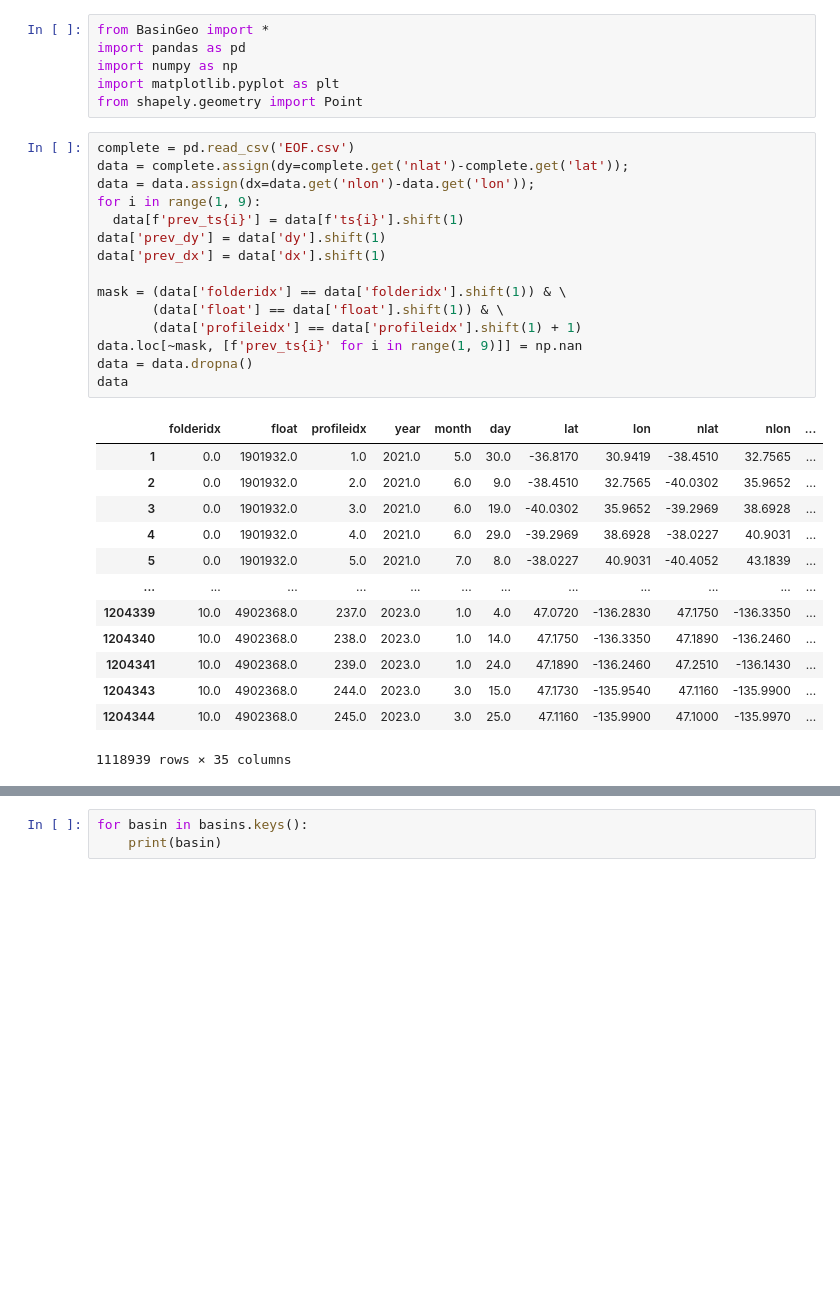
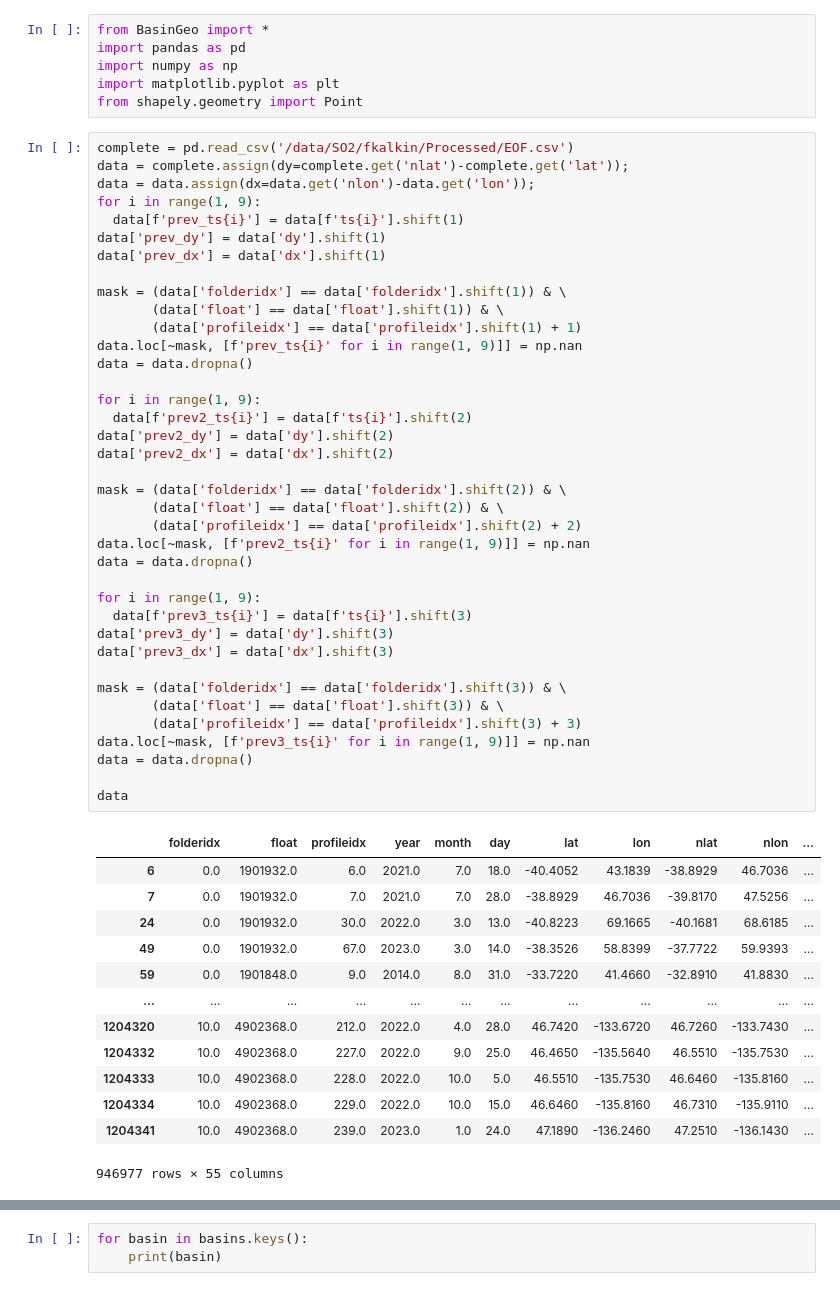
Before and after one commit to kalkulator413/argo_nn, a Jupyter notebook: BasinAnalysis.ipynb, the cells around one changed output, grey strips where cells are left out. Drawn from its saved outputs; the diff is of its cells as text; blank space fills up the shorter version.

```diff
--- a/BasinAnalysis.ipynb
+++ b/BasinAnalysis.ipynb
@@ -5,34 +5,57 @@ import numpy as np
 import matplotlib.pyplot as plt
 from shapely.geometry import Point
 # %%
-complete = pd.read_csv('EOF.csv')
+complete = pd.read_csv('/data/SO2/fkalkin/Processed/EOF.csv')
 data = complete.assign(dy=complete.get('nlat')-complete.get('lat'));
 data = data.assign(dx=data.get('nlon')-data.get('lon'));
 for i in range(1, 9):
   data[f'prev_ts{i}'] = data[f'ts{i}'].shift(1)
 data['prev_dy'] = data['dy'].shift(1)
 data['prev_dx'] = data['dx'].shift(1)
 
 mask = (data['folderidx'] == data['folderidx'].shift(1)) & \
        (data['float'] == data['float'].shift(1)) & \
        (data['profileidx'] == data['profileidx'].shift(1) + 1)
 data.loc[~mask, [f'prev_ts{i}' for i in range(1, 9)]] = np.nan
 data = data.dropna()
+
+for i in range(1, 9):
+  data[f'prev2_ts{i}'] = data[f'ts{i}'].shift(2)
+data['prev2_dy'] = data['dy'].shift(2)
+data['prev2_dx'] = data['dx'].shift(2)
+
+mask = (data['folderidx'] == data['folderidx'].shift(2)) & \
+       (data['float'] == data['float'].shift(2)) & \
+       (data['profileidx'] == data['profileidx'].shift(2) + 2)
+data.loc[~mask, [f'prev2_ts{i}' for i in range(1, 9)]] = np.nan
+data = data.dropna()
+
+for i in range(1, 9):
+  data[f'prev3_ts{i}'] = data[f'ts{i}'].shift(3)
+data['prev3_dy'] = data['dy'].shift(3)
+data['prev3_dx'] = data['dx'].shift(3)
+
+mask = (data['folderidx'] == data['folderidx'].shift(3)) & \
+       (data['float'] == data['float'].shift(3)) & \
+       (data['profileidx'] == data['profileidx'].shift(3) + 3)
+data.loc[~mask, [f'prev3_ts{i}' for i in range(1, 9)]] = np.nan
+data = data.dropna()
+
 data
 # %% [output]
 |  | folderidx | float | profileidx | year | month | day | lat | lon | nlat | nlon | ... |
-| 1 | 0.0 | 1901932.0 | 1.0 | 2021.0 | 5.0 | 30.0 | -36.8170 | 30.9419 | -38.4510 | 32.7565 | ... |
-| 2 | 0.0 | 1901932.0 | 2.0 | 2021.0 | 6.0 | 9.0 | -38.4510 | 32.7565 | -40.0302 | 35.9652 | ... |
-| 3 | 0.0 | 1901932.0 | 3.0 | 2021.0 | 6.0 | 19.0 | -40.0302 | 35.9652 | -39.2969 | 38.6928 | ... |
-| 4 | 0.0 | 1901932.0 | 4.0 | 2021.0 | 6.0 | 29.0 | -39.2969 | 38.6928 | -38.0227 | 40.9031 | ... |
-| 5 | 0.0 | 1901932.0 | 5.0 | 2021.0 | 7.0 | 8.0 | -38.0227 | 40.9031 | -40.4052 | 43.1839 | ... |
+| 6 | 0.0 | 1901932.0 | 6.0 | 2021.0 | 7.0 | 18.0 | -40.4052 | 43.1839 | -38.8929 | 46.7036 | ... |
+| 7 | 0.0 | 1901932.0 | 7.0 | 2021.0 | 7.0 | 28.0 | -38.8929 | 46.7036 | -39.8170 | 47.5256 | ... |
+| 24 | 0.0 | 1901932.0 | 30.0 | 2022.0 | 3.0 | 13.0 | -40.8223 | 69.1665 | -40.1681 | 68.6185 | ... |
+| 49 | 0.0 | 1901932.0 | 67.0 | 2023.0 | 3.0 | 14.0 | -38.3526 | 58.8399 | -37.7722 | 59.9393 | ... |
+| 59 | 0.0 | 1901848.0 | 9.0 | 2014.0 | 8.0 | 31.0 | -33.7220 | 41.4660 | -32.8910 | 41.8830 | ... |
 | ... | ... | ... | ... | ... | ... | ... | ... | ... | ... | ... | ... |
-| 1204339 | 10.0 | 4902368.0 | 237.0 | 2023.0 | 1.0 | 4.0 | 47.0720 | -136.2830 | 47.1750 | -136.3350 | ... |
-| 1204340 | 10.0 | 4902368.0 | 238.0 | 2023.0 | 1.0 | 14.0 | 47.1750 | -136.3350 | 47.1890 | -136.2460 | ... |
+| 1204320 | 10.0 | 4902368.0 | 212.0 | 2022.0 | 4.0 | 28.0 | 46.7420 | -133.6720 | 46.7260 | -133.7430 | ... |
+| 1204332 | 10.0 | 4902368.0 | 227.0 | 2022.0 | 9.0 | 25.0 | 46.4650 | -135.5640 | 46.5510 | -135.7530 | ... |
+| 1204333 | 10.0 | 4902368.0 | 228.0 | 2022.0 | 10.0 | 5.0 | 46.5510 | -135.7530 | 46.6460 | -135.8160 | ... |
+| 1204334 | 10.0 | 4902368.0 | 229.0 | 2022.0 | 10.0 | 15.0 | 46.6460 | -135.8160 | 46.7310 | -135.9110 | ... |
 | 1204341 | 10.0 | 4902368.0 | 239.0 | 2023.0 | 1.0 | 24.0 | 47.1890 | -136.2460 | 47.2510 | -136.1430 | ... |
-| 1204343 | 10.0 | 4902368.0 | 244.0 | 2023.0 | 3.0 | 15.0 | 47.1730 | -135.9540 | 47.1160 | -135.9900 | ... |
-| 1204344 | 10.0 | 4902368.0 | 245.0 | 2023.0 | 3.0 | 25.0 | 47.1160 | -135.9900 | 47.1000 | -135.9970 | ... |
-1118939 rows × 35 columns
+946977 rows × 55 columns
 # %%
 # find correlation between prev_dx and dx
 prev_dx = data.get('prev_dx')
```
Also changed, not shown: parts of 2 cells of this notebook.
